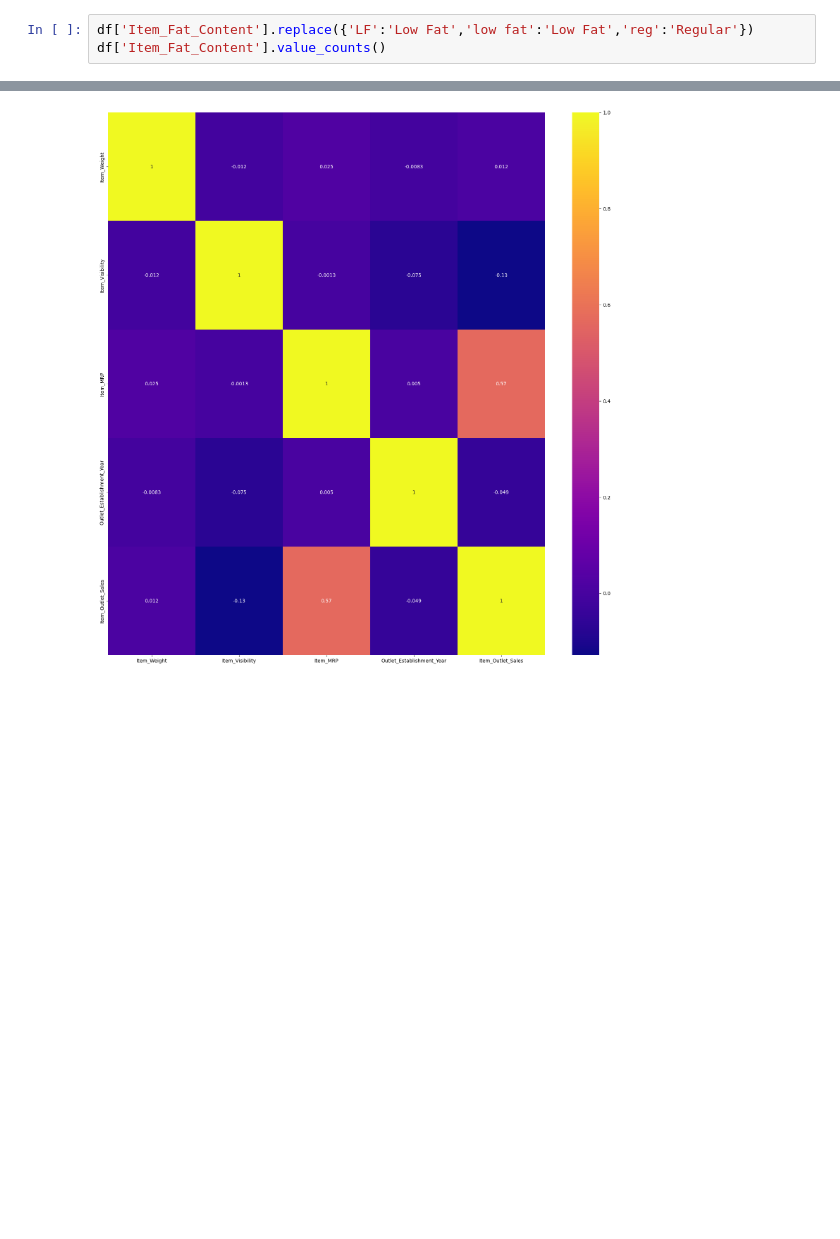
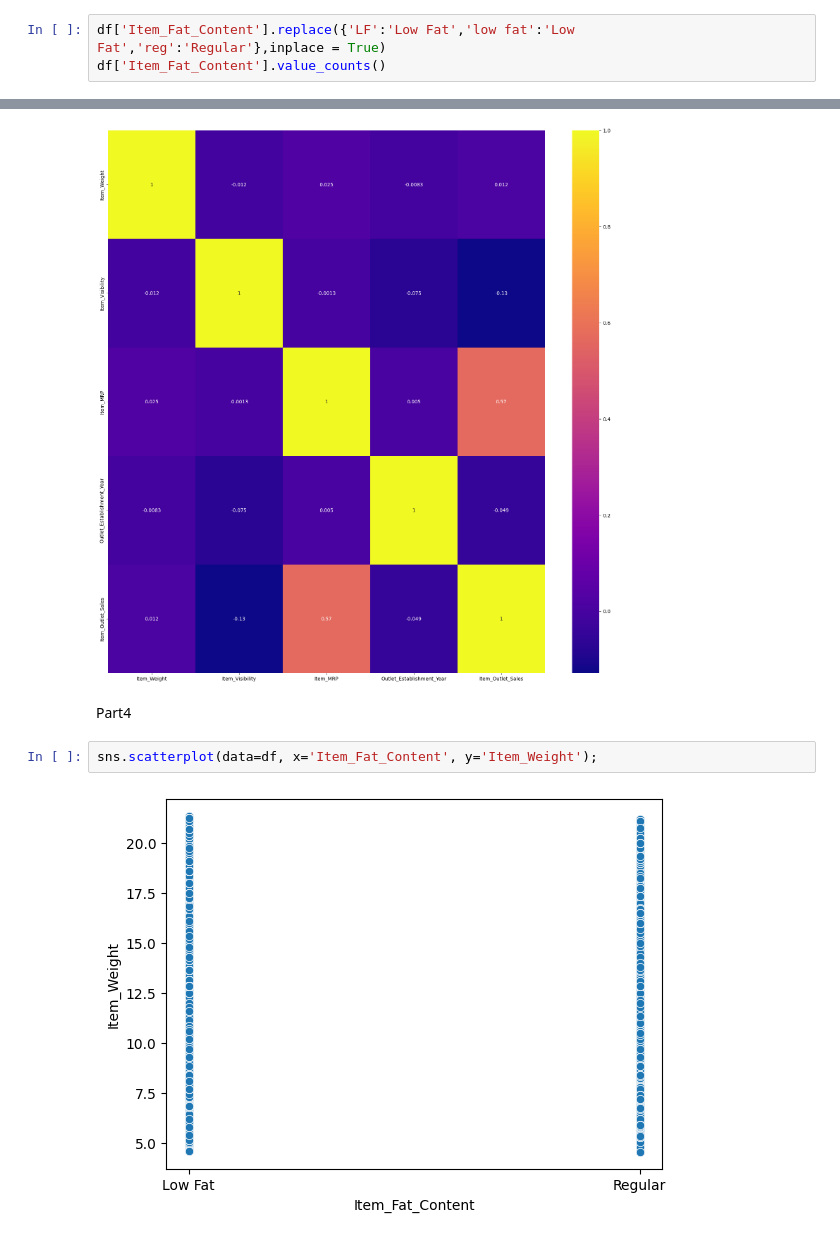
Before and after one commit to Magui2912/food-sales-predictions, a Jupyter notebook: project1.ipynb, the cells around one changed output, grey strips where cells are left out. Cells and saved outputs as stored; diff of their text form; blank space fills up the shorter version.

```diff
--- a/project1.ipynb
+++ b/project1.ipynb
@@ -221,6 +221,6 @@ df['Item_Fat_Content'].unique()
 # %% [output]
 array(['Low Fat', 'Regular', 'low fat', 'LF', 'reg'], dtype=object)
 # %%
-df['Item_Fat_Content'].replace({'LF':'Low Fat','low fat':'Low Fat','reg':'Regular'})
+df['Item_Fat_Content'].replace({'LF':'Low Fat','low fat':'Low Fat','reg':'Regular'},inplace = True)
 df['Item_Fat_Content'].value_counts()
 # %% [output]
@@ -297,3 +294,9 @@ sns.heatmap(cor, cmap='plasma', annot=True)
 # %% [output]
 <Axes: >
 [figure]
+# %% [markdown]
+Part4
+# %%
+sns.scatterplot(data=df, x='Item_Fat_Content', y='Item_Weight');
+# %% [output]
+[figure, added]
```
Also changed, not shown: parts of 4 cells of this notebook.
